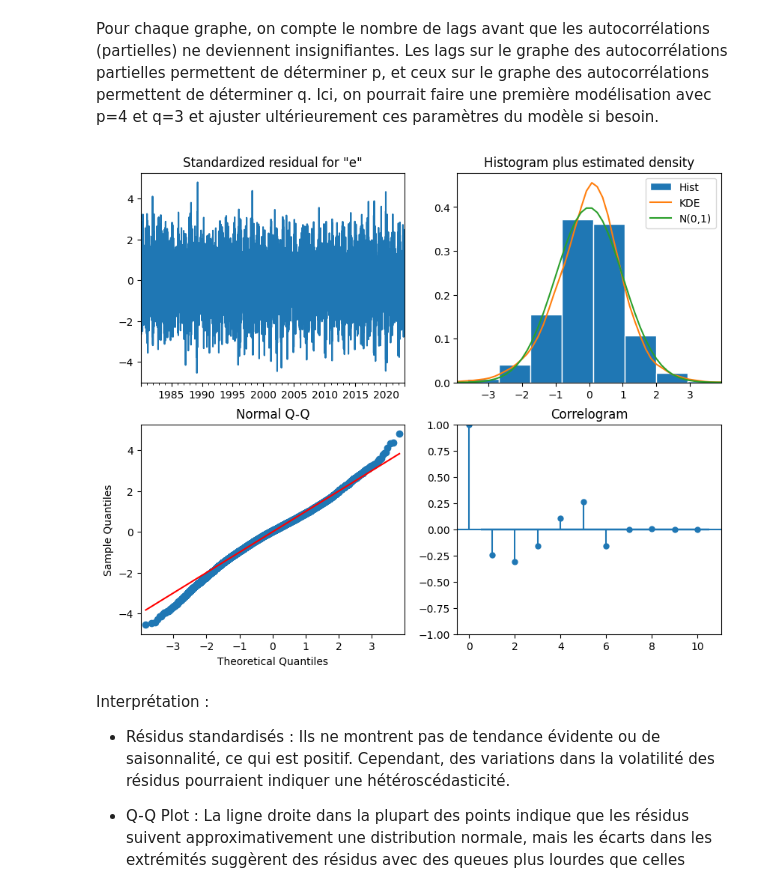
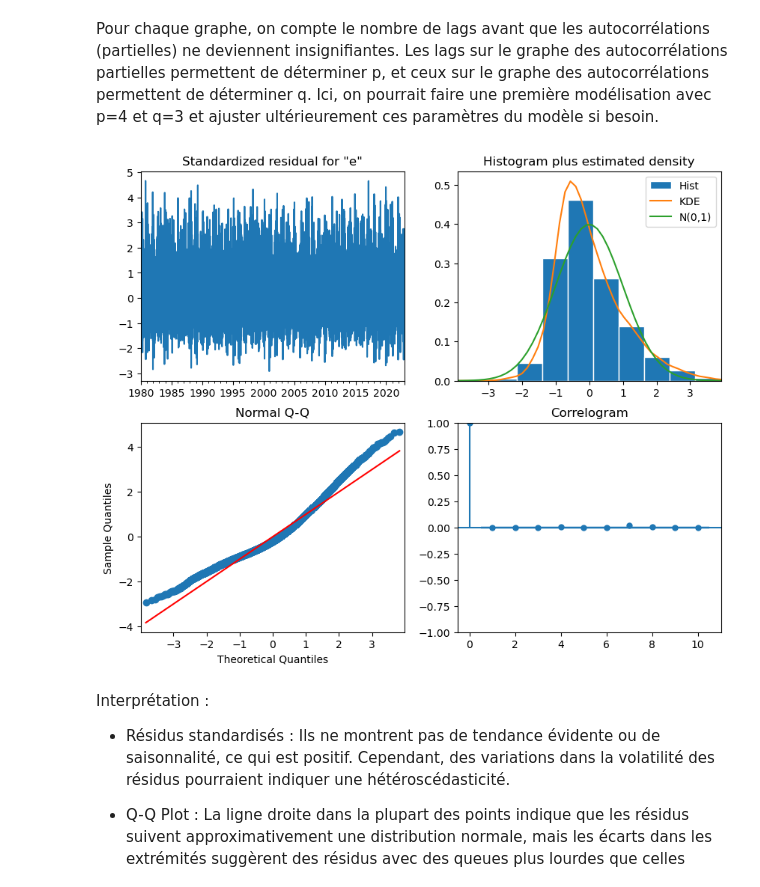
Before and after one commit to dpiot14/Project-4th-year, a Jupyter notebook: wind_Toulouse_Prediction.ipynb, the cells around one changed output. Saved outputs shown, nothing was run; the diff lists cells and outputs as text; code cells hidden in the pictures.

```diff
--- a/wind_Toulouse_Prediction.ipynb
+++ b/wind_Toulouse_Prediction.ipynb
@@ -497,21 +586,21 @@ Pour chaque graphe, on compte le nombre de lags avant que les autocorrélations
 # %%
 from statsmodels.tsa.arima.model import ARIMA
 
 # Étape 1 : Choix des paramètres ARIMA
-p, d, q = 3, 4, 0
+p, d, q = 3, 0, 4
 
 # Étape 2 & 3 : Vérifier la stationnarité et transformer la série si besoin
 # Déjà fait
 
 # Étape 4 : Estimation du modèle
 model = ARIMA(serie_, order=(p, d, q))
 model_fit = model.fit()
 
 # Étape 5 : Diagnostic
 model_fit.plot_diagnostics(figsize=(10,8))
 plt.show()
 # %% [output]
-[figure, old version]
+[figure, new version]
 # %% [markdown]
 Interprétation :
 
```
Also changed, not shown: parts of 26 cells of this notebook.
